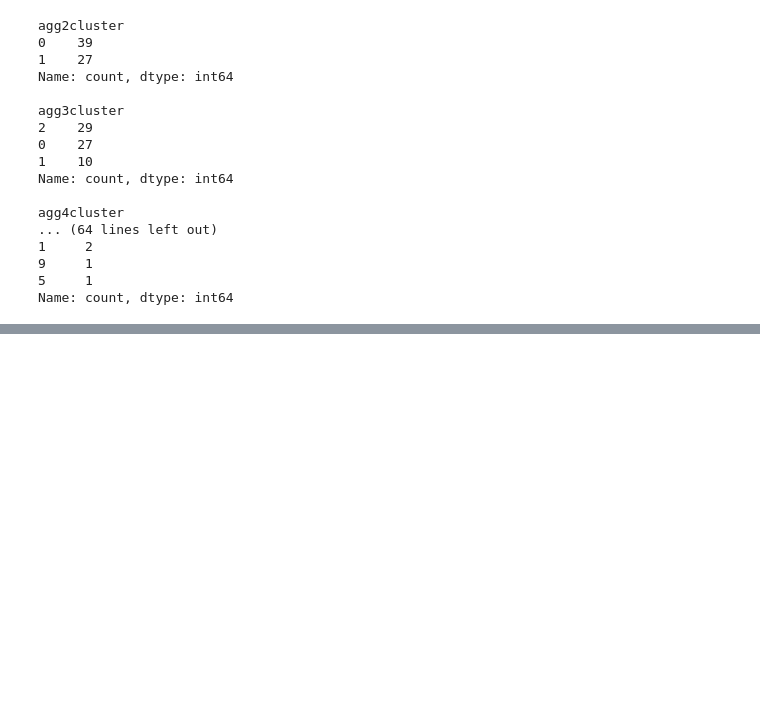
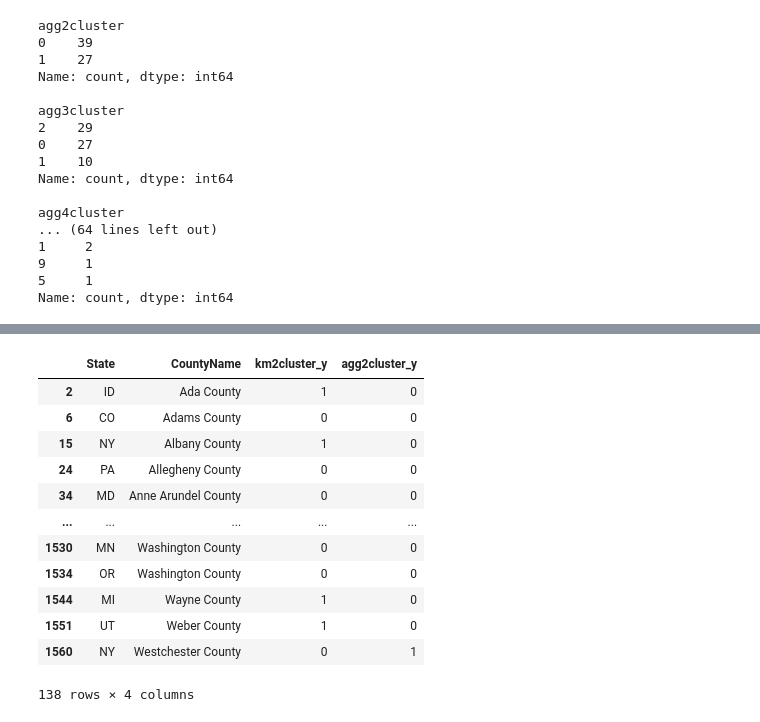
Before and after one commit to sean-r-duffy/DS5230-midterm, a Jupyter notebook: hierarchical and kmeans.ipynb, the cells around one changed output, grey strips where cells are left out. Saved outputs shown, nothing was run; the diff lists cells and outputs as text; code cells hidden in the pictures; blank space fills up the shorter version.

```diff
--- a/hierarchical and kmeans.ipynb
+++ b/hierarchical and kmeans.ipynb
@@ -327,0 +330,3 @@ Name: count, dtype: int64
+# %%
+df = pd.merge(df, sel_feat, left_index=True, right_index=True)
+df.columns[-20:]
@@ -327,0 +341,22 @@ Name: count, dtype: int64
+# %%
+df = df.dropna(subset=['km2cluster_y', 'km3cluster_y', 'km4cluster_y', 'km5cluster_y',
+       'km6cluster_y', 'km7cluster_y', 'km8cluster_y', 'km9cluster_y',
+       'km10cluster_y', 'agg2cluster_y', 'agg3cluster_y', 'agg4cluster_y',
+       'agg5cluster_y', 'agg6cluster_y', 'agg7cluster_y', 'agg8cluster_y',
+       'agg9cluster_y', 'agg10cluster_y'])
+# %%
+df[['State', 'CountyName', 'km2cluster_y', 'agg2cluster_y']]
+# %% [output]
+|  | State | CountyName | km2cluster_y | agg2cluster_y |
+| 2 | ID | Ada County | 1 | 0 |
+| 6 | CO | Adams County | 0 | 0 |
+| 15 | NY | Albany County | 1 | 0 |
+| 24 | PA | Allegheny County | 0 | 0 |
+| 34 | MD | Anne Arundel County | 0 | 0 |
+| ... | ... | ... | ... | ... |
+| 1530 | MN | Washington County | 0 | 0 |
+| 1534 | OR | Washington County | 0 | 0 |
+| 1544 | MI | Wayne County | 1 | 0 |
+| 1551 | UT | Weber County | 1 | 0 |
+| 1560 | NY | Westchester County | 0 | 1 |
+138 rows × 4 columns
```
Also changed, not shown: parts of 5 cells of this notebook.
